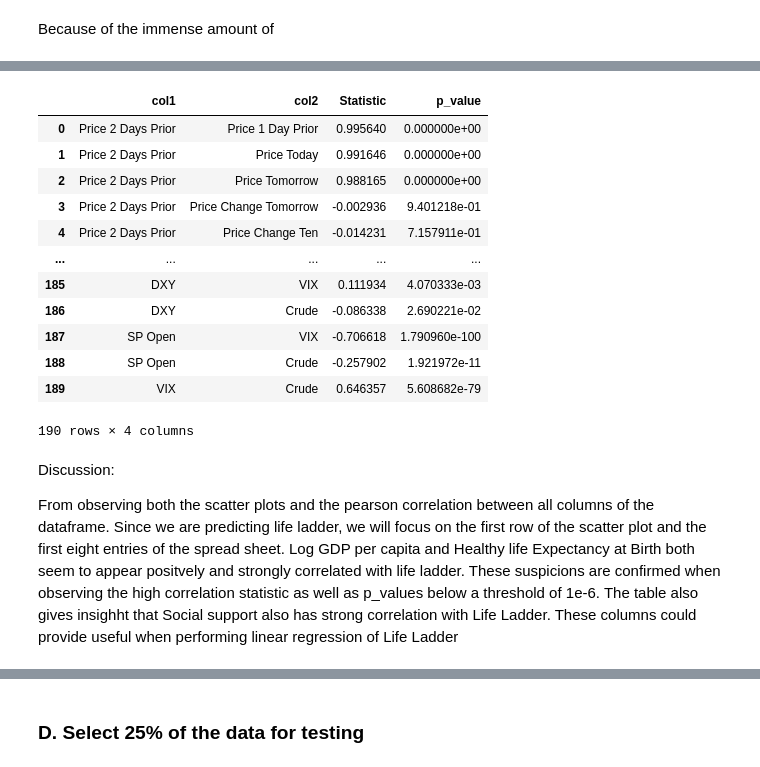
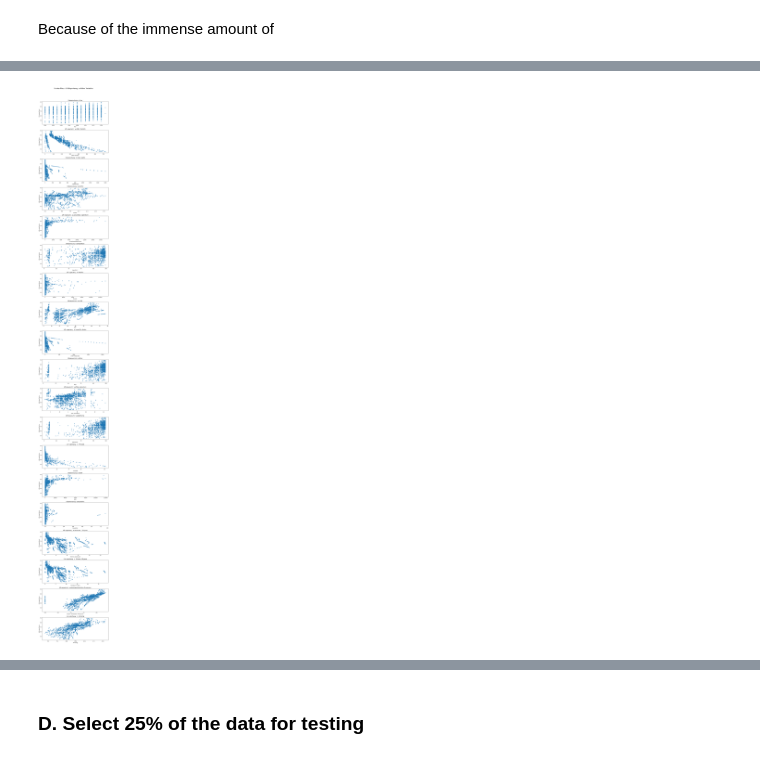
Before and after one commit to jackyeung99/Applied_Machine_Learning, a Jupyter notebook: Assignment_1/Q2.ipynb, the cells around one changed output, grey strips where cells are left out. Cells and saved outputs as stored; diff of their text form; code cells hidden in the pictures.

```diff
--- a/Assignment_1/Q2.ipynb
+++ b/Assignment_1/Q2.ipynb
@@ -107,0 +145,2 @@ sns.heatmap(correlation_matrix, mask=mask, annot=True, cmap='coolwarm', fmt=".2f
+# %%
+continuos_variables = df.drop(columns=['Status_Developed','Status_Developing'])
@@ -145,43 +187,18 @@ plt.show()
-# %%
-cols = df.columns.tolist()
-num_cols = len(cols)
-
-results = []
-for i in range(num_cols):
-    for j in range(num_cols):
-        # Only plot in the upper triangle (when column index j > i)
-        if i < j:
-            col1 = cols[i]
-            col2 = cols[j]
-            stat, p_value = stats.pearsonr(df[col1], df[col2])
-
-            results.append({
-                'col1': col1,
-                'col2': col2,
-                'Statistic': stat,
-                'p_value': p_value
-
-            })
-
-
-stats = pd.DataFrame(results)
-stats
-# %% [output]
-|  | col1 | col2 | Statistic | p_value |
-| 0 | Price 2 Days Prior | Price 1 Day Prior | 0.995640 | 0.000000e+00 |
-| 1 | Price 2 Days Prior | Price Today | 0.991646 | 0.000000e+00 |
-| 2 | Price 2 Days Prior | Price Tomorrow | 0.988165 | 0.000000e+00 |
-| 3 | Price 2 Days Prior | Price Change Tomorrow | -0.002936 | 9.401218e-01 |
-| 4 | Price 2 Days Prior | Price Change Ten | -0.014231 | 7.157911e-01 |
-| ... | ... | ... | ... | ... |
-| 185 | DXY | VIX | 0.111934 | 4.070333e-03 |
-| 186 | DXY | Crude | -0.086338 | 2.690221e-02 |
-| 187 | SP Open | VIX | -0.706618 | 1.790960e-100 |
-| 188 | SP Open | Crude | -0.257902 | 1.921972e-11 |
-| 189 | VIX | Crude | 0.646357 | 5.608682e-79 |
-190 rows × 4 columns
-# %% [markdown]
-Discussion:
-
-
-From observing both the scatter plots and the pearson correlation between all columns of the dataframe. Since we are predicting life ladder, we will focus on the first row of the scatter plot and the first eight entries of the spread sheet. Log GDP per capita and Healthy life Expectancy at Birth both seem to appear positvely and strongly correlated with life ladder. These suspicions are confirmed when observing the high correlation statistic as well as p_values below a threshold of 1e-6. The table also gives insighht that Social support also has strong correlation with Life Ladder. These columns could provide useful when performing linear regression of Life Ladder
+# %%
+life_expectancy_col = 'Life expectancy '
+other_cols = [col for col in continuos_variables.columns if col != life_expectancy_col]
+
+num_cols = len(other_cols)
+fig, axes = plt.subplots(nrows=num_cols, ncols=1, figsize=(10, num_cols*4))
+
+for i, col in enumerate(other_cols):
+    axes[i].scatter(continuos_variables[col].values, continuos_variables[life_expectancy_col].values, alpha=0.5)
+    axes[i].set_xlabel(col)
+    axes[i].set_ylabel(life_expectancy_col)
+    axes[i].set_title(f'{life_expectancy_col} vs {col}')
+
+plt.tight_layout()
+plt.suptitle('Scatter Plots: Life Expectancy vs Other Variables', fontsize=16, y=1.02)
+plt.show()
+# %% [output]
+[figure, added]
```
Also changed, not shown: parts of 43 cells of this notebook, 2 other files.
